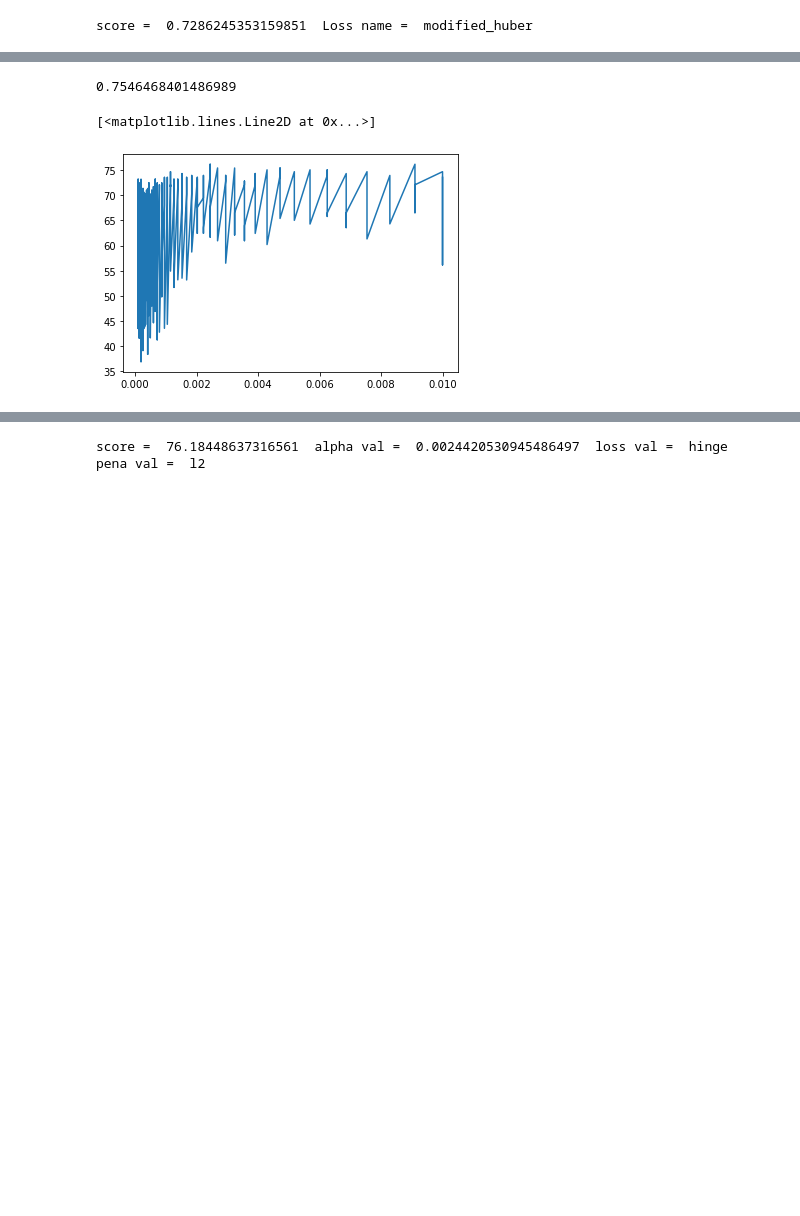
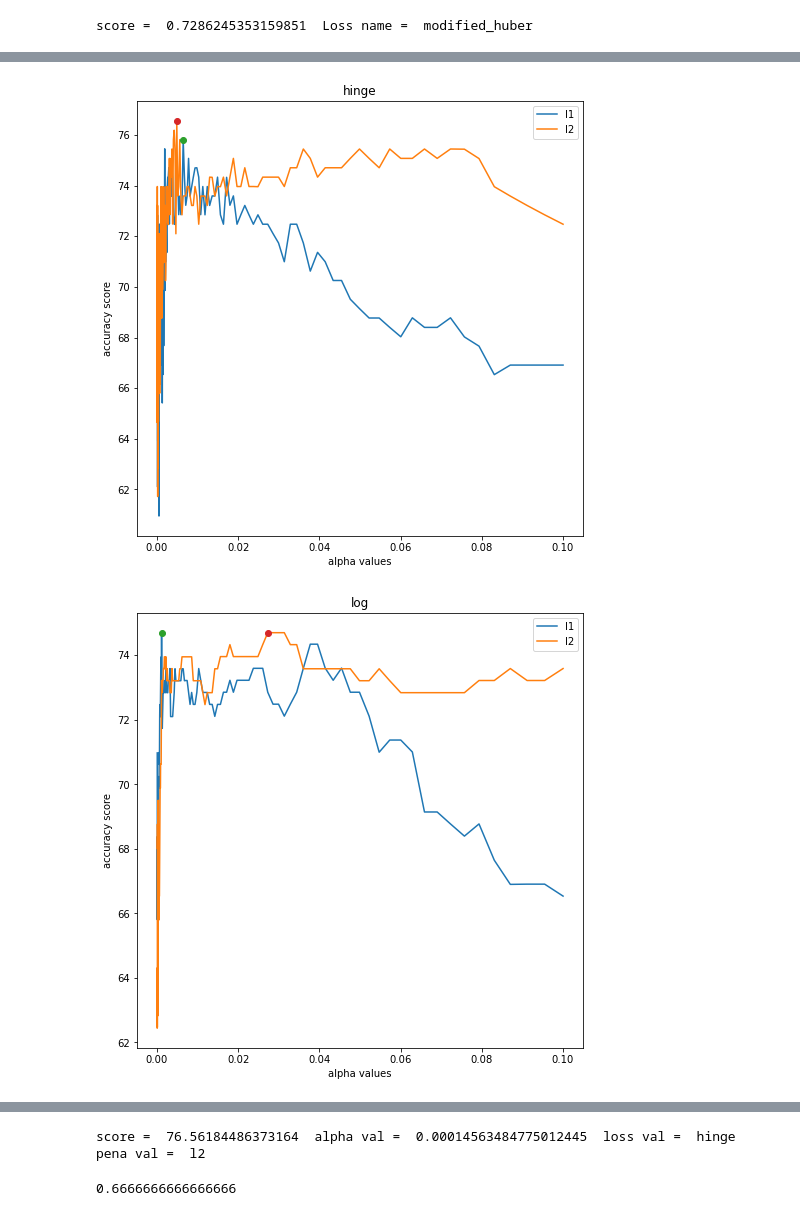
Before and after one commit to ragnvr/IAS_heart_failure, a Jupyter notebook: heart_failure.ipynb, the cells around one changed output, grey strips where cells are left out. Saved outputs shown, nothing was run; the diff lists cells and outputs as text; code cells hidden in the pictures; blank space fills up the shorter version.

Commit message:
beaux graphes

```diff
--- a/heart_failure.ipynb
+++ b/heart_failure.ipynb
@@ -546,27 +480,29 @@ score =  0.8  Loss name =  epsilon_insensitive
 # %%
 monScoring = 'accuracy'  #metrique de score classification
 # %%
-score_model = []
-loss_name = []
-alphaVal = []
-l12 = []
+loss = ['hinge','log', 'modified_huber', 'squared_hinge', 'perceptron','squared_loss', 'huber', 'epsilon_insensitive','squared_epsilon_insensitive']
+alpha_values = np.logspace(-4,-1,150)
+#alpha_values = np.logspace(-7,1, num=15)
+penal = ['l1','l2']
 
-#alpha_values = np.logspace(-7,1, num=15)
-loss = ['hinge','log', 'modified_huber', 'squared_hinge', 'perceptron','squared_loss', 'huber', 'epsilon_insensitive','squared_epsilon_insensitive']
-alpha_values = np.logspace(-4,-2,50)
-penal = ['l1','l2']
+score_model = np.zeros((len(alpha_values),len(loss),len(penal)))
+
+i=0
 for alpha_v in alpha_values:
+    j=0
     for loss_v in loss:
+        k=0
         for pena_v in penal:
             model_cv=  SGDClassifier(penalty=pena_v, alpha=alpha_v , random_state=5 ,loss=loss_v , max_iter=5000)
             kfold = KFold(n_splits=5)
             cv_results = cross_val_score(model_cv, x_train, y_train, cv=kfold, scoring=monScoring)
             msg = "alpha = %f loss = %s penality = %s, accuracy: %f +/- (%f)" % (alpha_v,loss_v,pena_v, cv_results.mean(), cv_results.std())
             print(msg)
-            score_model.append((cv_results.mean())*100)
+            score_model[i][j][k] = (cv_results.mean())*100
             alphaVal.append(alpha_v)
-            loss_name.append(loss_v)
-            l12.append(pena_v)
+            k+=1
+        j+=1
+    i+=1
 # %% [output]
 alpha = 0.000100 loss = hinge penality = l1, accuracy: 0.658001 +/- (0.029884)
 alpha = 0.000100 loss = hinge penality = l2, accuracy: 0.732075 +/- (0.075785)
@@ -588,13 +709,18 @@ alpha = 0.010000 loss = squared_epsilon_insensitive penality = l2, accuracy: 0.7
-# %%
-from sklearn.svm import LinearSVC
-model_svc = LinearSVC(max_iter = 5000)
-model_svc.fit(x_train, y_train)
-model_svc.score(x_train,y_train)
-# %% [output]
-0.7546468401486989
-# %%
-#plt.figure(1, figsize=(8, 8))
-plt.plot(alphaVal,score_model)
-# %% [output]
-[<matplotlib.lines.Line2D at 0x...>]
-[figure, removed]
+# %%
+for i in range(len(loss)):
+    plt.figure(i, figsize=(8, 8))
+    plt.title(loss[i])
+    plt.xlabel('alpha values')
+    plt.ylabel('accuracy score')
+
+    plt.plot(alpha_values,score_model[:, i][:, 0])
+    plt.plot(alpha_values,score_model[:, i][:, 1])
+    plt.legend(["l1","l2"])
+
+    n_max1 = score_model[:, i][:, 0].argmax()
+    plt.plot(alpha_values[n_max1],score_model[:, i][:, 0][n_max1],'o')
+    n_max2 = score_model[:, i][:, 1].argmax()
+    plt.plot(alpha_values[n_max2],score_model[:, i][:, 1][n_max2],'o')
+# %% [output]
+[figure, added]
+[figure, added]
@@ -601,9 +734,11 @@ plt.plot(alphaVal,score_model)
 # %%
-score_v2 = score_model.index(max(score_model))
-alphaWithMaxScore = alphaVal[score_v2]
-lossWithMaxScore = loss_name[score_v2]
-penaWithMaxScore = l12[score_v2]
-monScoreV2 = max(score_model)
-print("score = ", monScoreV2,  " alpha val = ", alphaWithMaxScore, " loss val = ", lossWithMaxScore, " pena val = ", penaWithMaxScore)
+score_train = np.amax(score_model)
+index = np.where(score_model == score_train)
+
+alphaWithMaxScore = alphaVal[index[0][0]]
+lossWithMaxScore = loss_name[index[1][0]]
+penaWithMaxScore = penal[index[2][0]]
+
+print("score = ", score_train,  " alpha val = ", alphaWithMaxScore, " loss val = ", lossWithMaxScore, " pena val = ", penaWithMaxScore)
 # %% [output]
-score =  76.18448637316561  alpha val =  0.0024420530945486497  loss val =  hinge  pena val =  l2
+score =  76.56184486373164  alpha val =  0.00014563484775012445  loss val =  hinge  pena val =  l2
@@ -612,0 +745,6 @@ score =  76.18448637316561  alpha val =  0.0024420530945486497  loss val =  hing
+# %%
+model_cv=  SGDClassifier(penalty='l1', alpha= 0.00019306977288832496 , random_state=5 ,loss='log' , max_iter=5000)
+model_cv.fit(x_train,y_train)
+model_cv.score(x_test,y_test)
+# %% [output]
+0.6666666666666666
```
Also changed, not shown: parts of 25 cells of this notebook.
